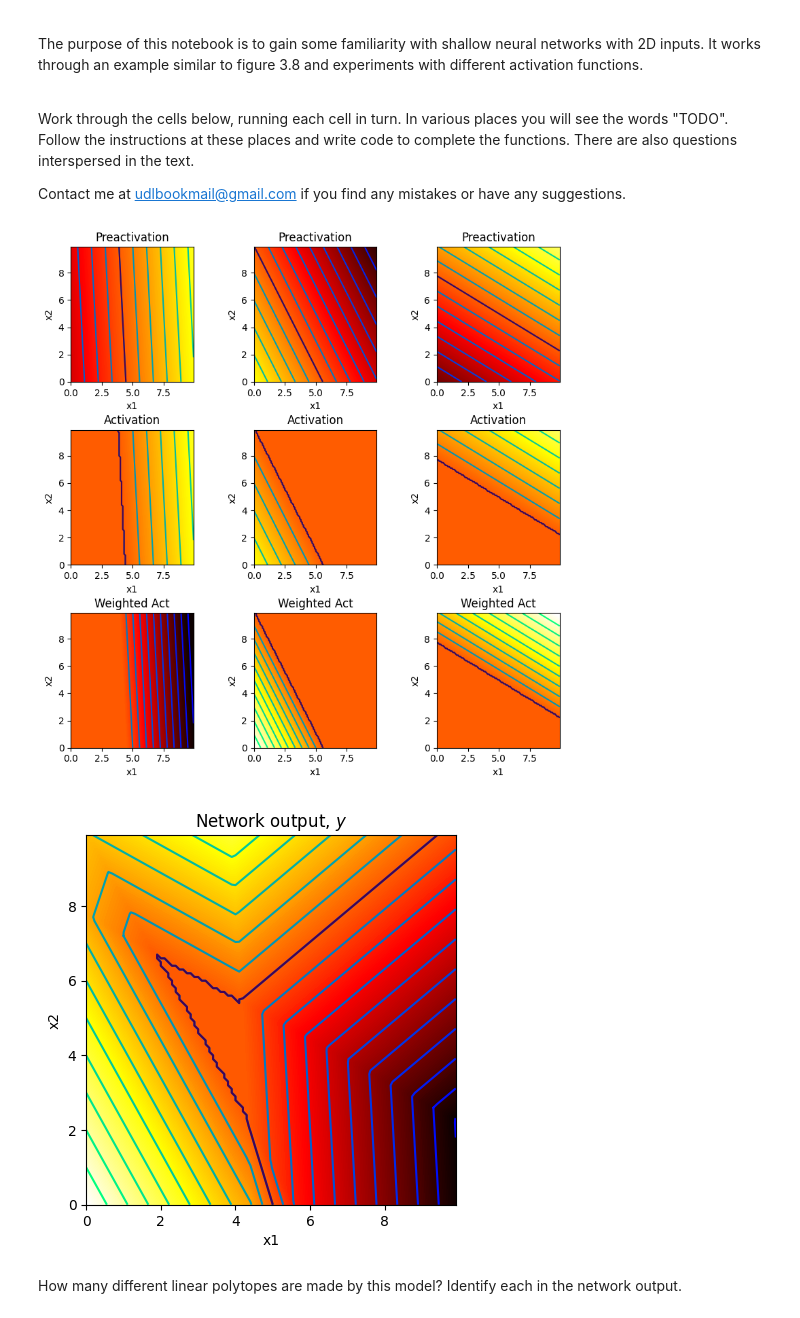
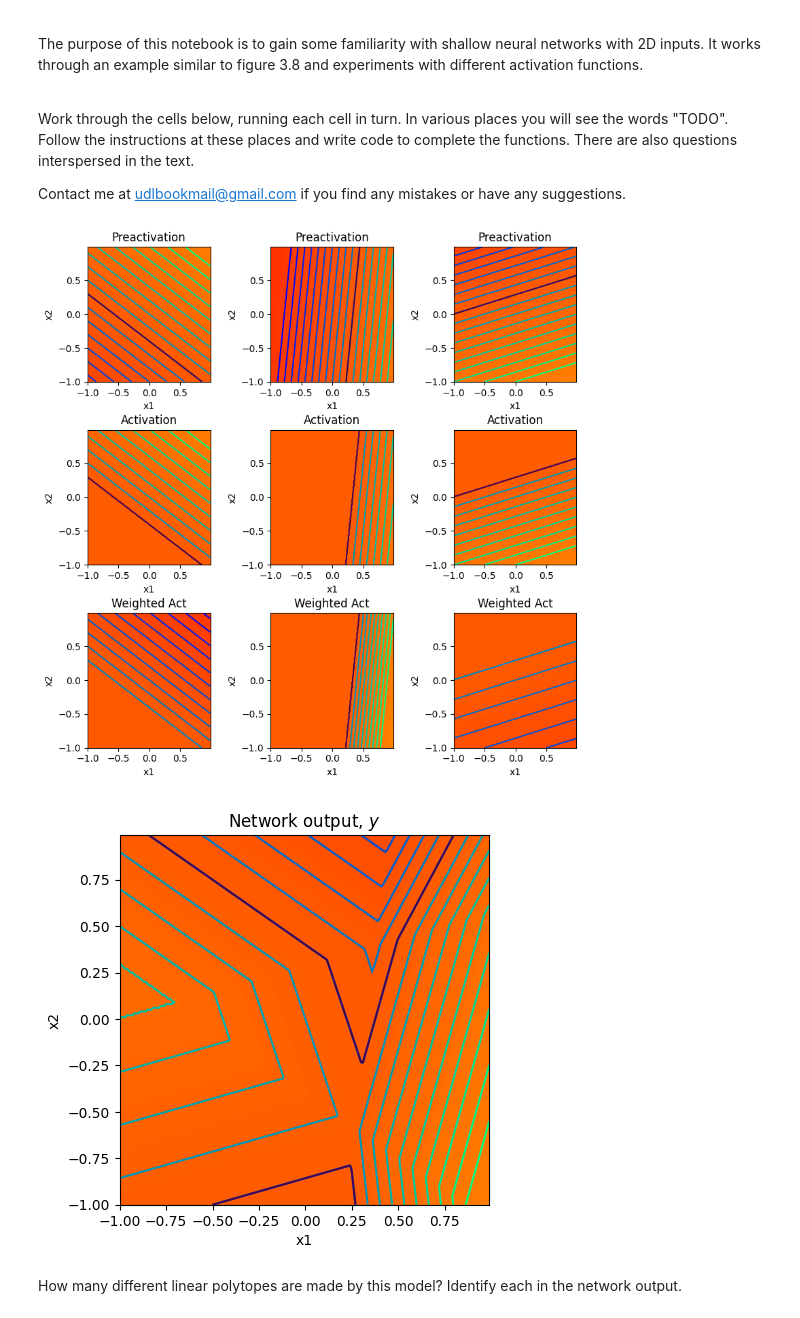
Before and after one commit to deburg0/udlbook, a Jupyter notebook: Notebooks/Chap03/3_2_Shallow_Networks_II.ipynb, the cells around one changed output. Saved outputs shown, nothing was run; the diff lists cells and outputs as text; code cells hidden in the pictures.

```diff
--- a/Notebooks/Chap03/3_2_Shallow_Networks_II.ipynb
+++ b/Notebooks/Chap03/3_2_Shallow_Networks_II.ipynb
@@ -18,7 +18,7 @@ import matplotlib.pyplot as plt
 def draw_2D_function(ax, x1_mesh, x2_mesh, y):
     pos = ax.contourf(x1_mesh, x2_mesh, y, levels=256 ,cmap = 'hot', vmin=-10,vmax=10.0)
     ax.set_xlabel('x1');ax.set_ylabel('x2')
-    levels = np.arange(-10,10,1.0)
+    levels = np.arange(-1,1,0.1)
     ax.contour(x1_mesh, x2_mesh, y, levels, cmap='winter')
     ax.contour(x1_mesh, x2_mesh, y, [0])
 
@@ -79,23 +79,23 @@ def shallow_2_1_3(x1,x2, activation_fn, phi_0,phi_1,phi_2,phi_3, theta_10, theta
   return y, pre_1, pre_2, pre_3, act_1, act_2, act_3, w_act_1, w_act_2, w_act_3
 # %%
 # Now lets define some parameters and run the neural network
-theta_10 =  -4.0 ;  theta_11 = 0.9; theta_12 = 0.05
-theta_20 =  5.0  ; theta_21 = -0.9 ; theta_22 = -0.5
-theta_30 =  -7  ; theta_31 = 0.5; theta_32 = 0.9
-phi_0 = 0.0; phi_1 = -2.0; phi_2 = 2.0; phi_3 = 1.5
+theta_10 =  0.2 ;  theta_11 = 0.35; theta_12 = 0.5
+theta_20 =  -0.3  ; theta_21 = 0.9 ; theta_22 = -0.1
+theta_30 =  0.2 ; theta_31 = 0.2; theta_32 = -0.7
+phi_0 = 0.4; phi_1 = -1.0; phi_2 = 1.8; phi_3 = -0.5
 
-x1 = np.arange(0.0, 10.0, 0.1)
-x2 = np.arange(0.0, 10.0, 0.1)
+x1 = np.arange(-1.0, 1.0, 0.01)
+x2 = np.arange(-1.0, 1.0, 0.01)
 x1,x2 = np.meshgrid(x1,x2)  # https://www.geeksforgeeks.org/numpy-meshgrid-function/
 
 # We run the neural network for each of these input values
 y, pre_1, pre_2, pre_3, act_1, act_2, act_3, w_act_1, w_act_2, w_act_3 = \
     shallow_2_1_3(x1,x2, ReLU, phi_0,phi_1,phi_2,phi_3, theta_10, theta_11, theta_12, theta_20, theta_21, theta_22, theta_30, theta_31, theta_32)
 # And then plot it
 plot_neural_2_inputs(x1,x2, y, pre_1, pre_2, pre_3, act_1, act_2, act_3, w_act_1, w_act_2, w_act_3)
 # %% [output]
-[figure, old version]
+[figure, new version]
-[figure, old version]
+[figure, new version]
 # %% [markdown]
 How many different linear polytopes are made by this model?  Identify each in the network output.
 # %% [markdown]
```
